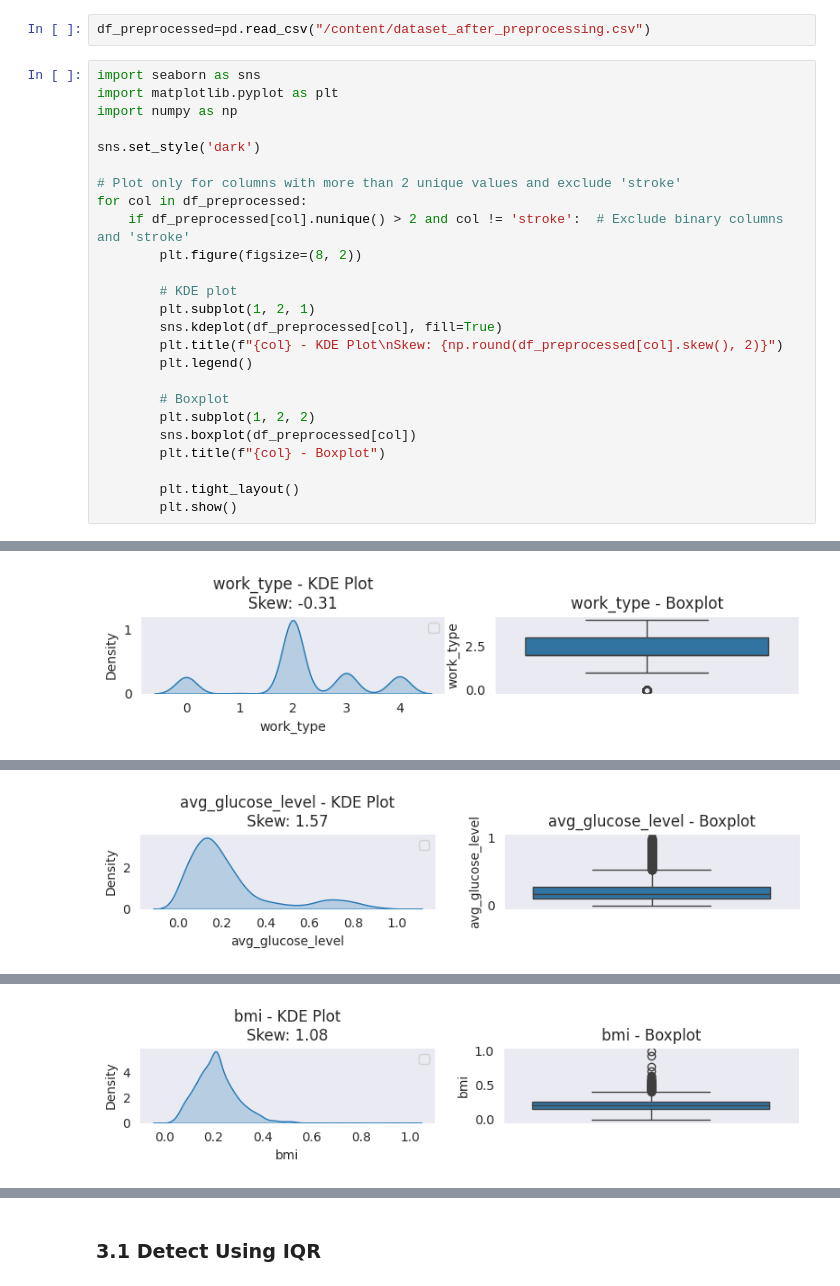
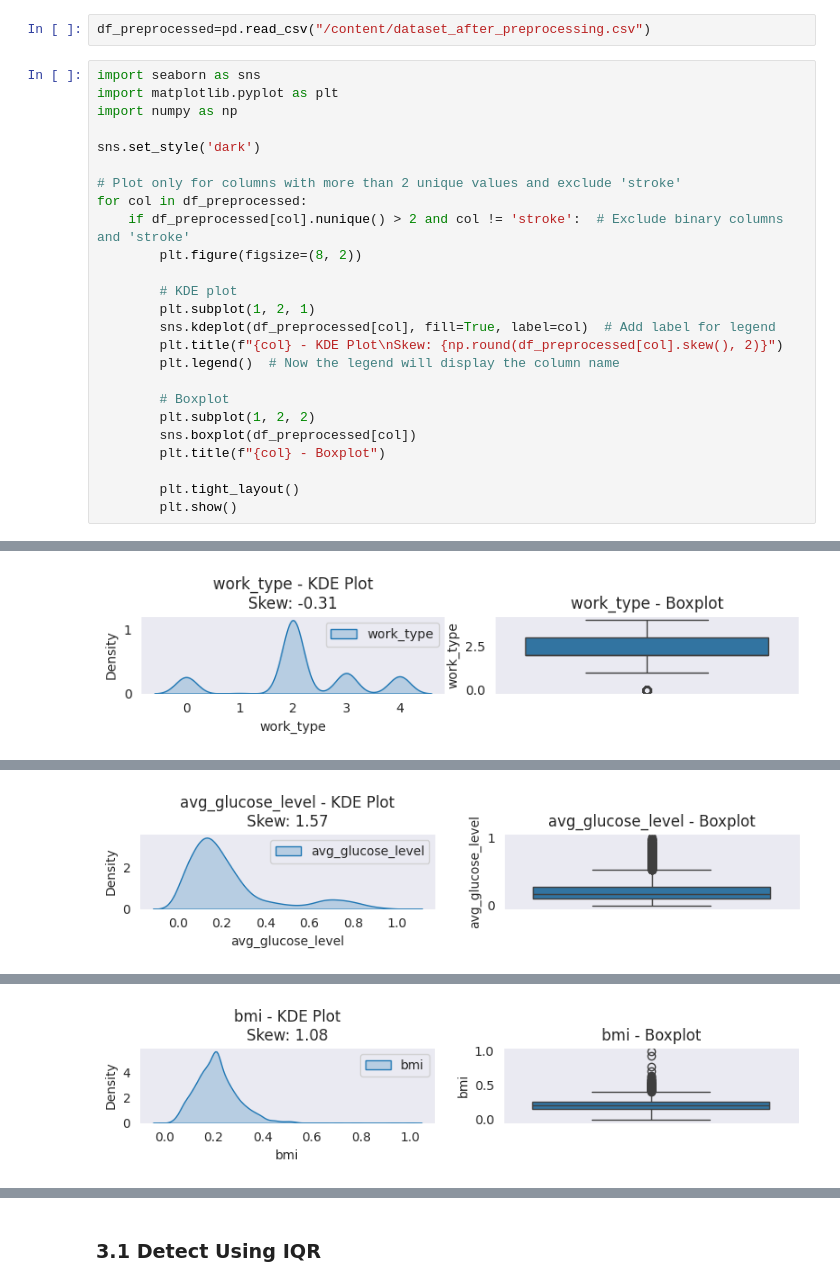
Before and after one commit to YasminaNasser/Stroke-Prediction-Data-Mining, a Jupyter notebook: Stroke_Prediction_Phase_final.ipynb, the cells around one changed output, grey strips where cells are left out. Drawn from its saved outputs; the diff is of its cells as text.

```diff
--- a/Stroke_Prediction_Phase_final.ipynb
+++ b/Stroke_Prediction_Phase_final.ipynb
@@ -670,9 +665,9 @@ for col in df_preprocessed:
 
         # KDE plot
         plt.subplot(1, 2, 1)
-        sns.kdeplot(df_preprocessed[col], fill=True)
+        sns.kdeplot(df_preprocessed[col], fill=True, label=col)  # Add label for legend
         plt.title(f"{col} - KDE Plot\nSkew: {np.round(df_preprocessed[col].skew(), 2)}")
-        plt.legend()
+        plt.legend()  # Now the legend will display the column name
 
         # Boxplot
         plt.subplot(1, 2, 2)
@@ -690 +682 @@ WARNING:matplotlib.legend:No artists with labels found to put in legend.  Note t
-[figure, old version]
+[figure, new version]
@@ -692 +683 @@ WARNING:matplotlib.legend:No artists with labels found to put in legend.  Note t
-[figure, old version]
+[figure, new version]
@@ -694 +684 @@ WARNING:matplotlib.legend:No artists with labels found to put in legend.  Note t
-[figure, old version]
+[figure, new version]
```
Also changed, not shown: parts of 7 cells of this notebook.
